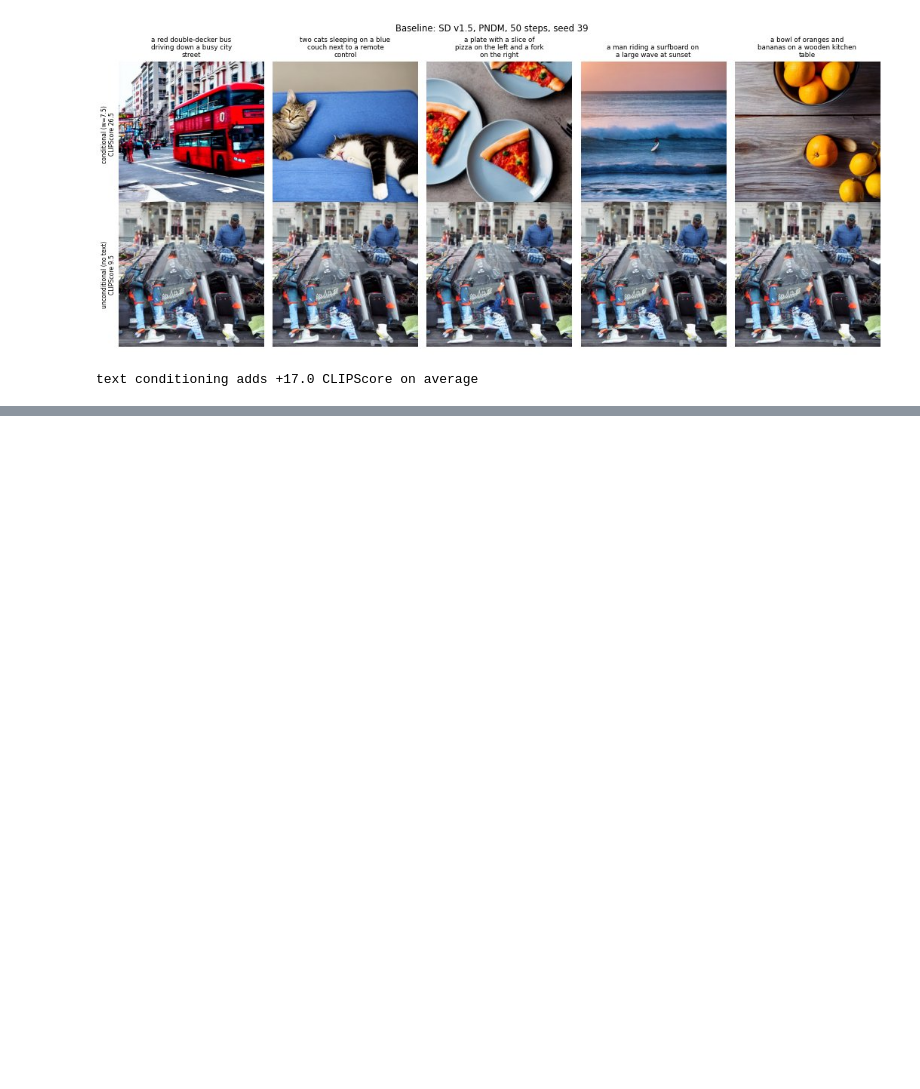
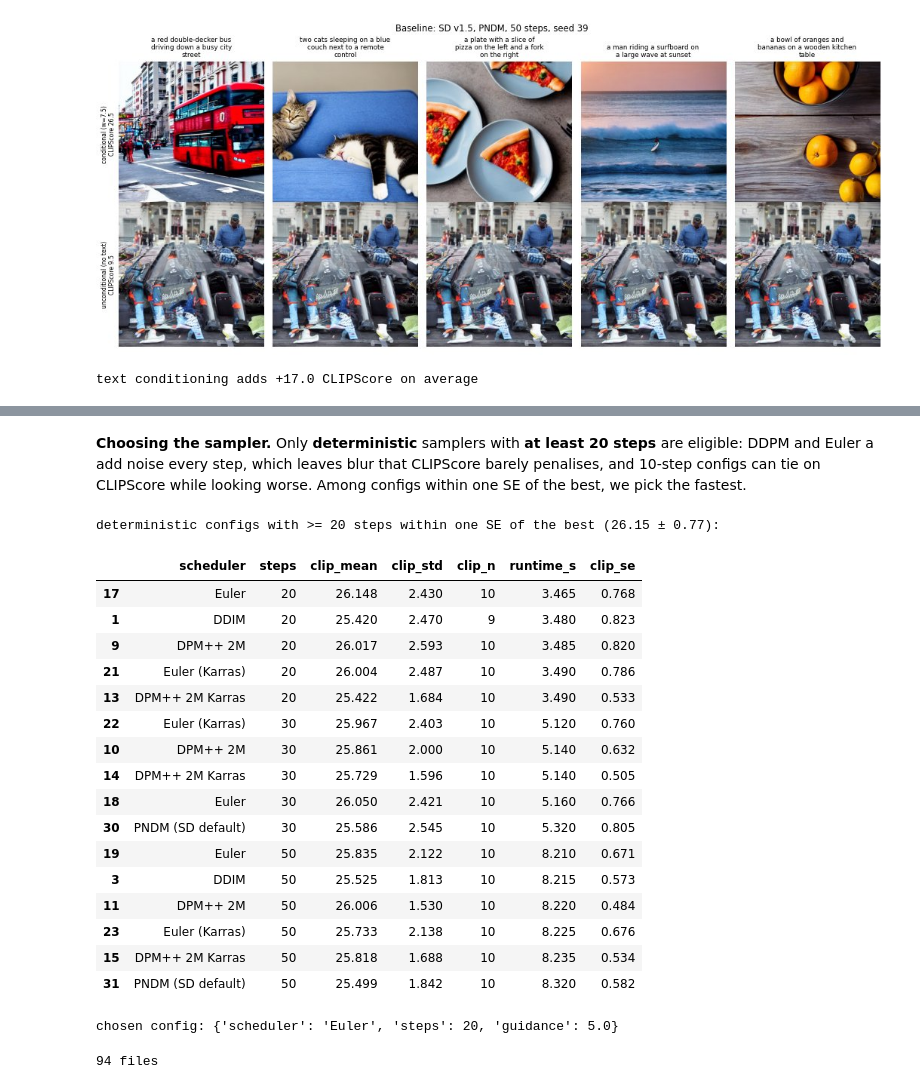
Before and after one commit to Aryan16d/IE7615-Generative-milestone, a Jupyter notebook: notebooks/milestone_2_baseline_generation.ipynb, the cells around one changed output, grey strips where cells are left out. Cells and saved outputs as stored; diff of their text form; code cells hidden in the pictures; blank space fills up the shorter version.

```diff
--- a/notebooks/milestone_2_baseline_generation.ipynb
+++ b/notebooks/milestone_2_baseline_generation.ipynb
@@ -350,0 +414,9 @@ text conditioning adds +17.0 CLIPScore on average
+# %%
+cfg_summary["clip_se"] = (cfg_summary.clip_std / np.sqrt(cfg_summary.clip_n)).round(3)
+i_best = cfg_summary.clip_mean.idxmax()
+threshold = cfg_summary.clip_mean[i_best] - cfg_summary.clip_se[i_best]
+BEST_W = float(cfg_summary.loc[cfg_summary.clip_mean >= threshold, "guidance"].min())
+chosen = cfg_summary.set_index("guidance").loc[BEST_W]
+display(cfg_summary[["guidance", "clip_mean", "clip_se", "saturation"]])
+print(f"best mean CLIPScore {cfg_summary.clip_mean[i_best]:.2f} at w={cfg_summary.guidance[i_best]:g} (SE {cfg_summary.clip_se[i_best]:.2f})"
+      f" -> threshold {threshold:.2f} -> chosen w = {BEST_W:g} (CLIPScore {chosen.clip_mean:.2f}, saturation {chosen.saturation:.3f})")
@@ -350,0 +523,46 @@ text conditioning adds +17.0 CLIPScore on average
+# %% [markdown]
+**Choosing the sampler.** Only **deterministic** samplers with **at least 20 steps** are eligible: DDPM and Euler a add noise every step, which leaves blur that CLIPScore barely penalises, and 10-step configs can tie on CLIPScore while looking worse. Among configs within one SE of the best, we pick the fastest.
+# %%
+MIN_STEPS = 20
+STOCHASTIC = {"DDPM", "Euler a"}
+sched_summary["clip_se"] = (sched_summary.clip_std / np.sqrt(sched_summary.clip_n)).round(3)
+eligible = sched_summary[(sched_summary.steps >= MIN_STEPS) & ~sched_summary.scheduler.isin(STOCHASTIC)]
+i_best = eligible.clip_mean.idxmax()
+best_sched_clip = eligible.clip_mean[i_best]
+near = (eligible[eligible.clip_mean >= best_sched_clip - eligible.clip_se[i_best]]
+        .sort_values(["runtime_s", "clip_mean"], ascending=[True, False]))
+BEST = dict(scheduler=near.iloc[0].scheduler, steps=int(near.iloc[0].steps), guidance=BEST_W)
+print(f"deterministic configs with >= {MIN_STEPS} steps within one SE of the best ({best_sched_clip:.2f} ± {eligible.clip_se[i_best]:.2f}):")
+display(near)
+print("chosen config:", BEST)
+# %% [output]
+deterministic configs with >= 20 steps within one SE of the best (26.15 ± 0.77):
+|  | scheduler | steps | clip_mean | clip_std | clip_n | runtime_s | clip_se |
+| 17 | Euler | 20 | 26.148 | 2.430 | 10 | 3.465 | 0.768 |
+| 1 | DDIM | 20 | 25.420 | 2.470 | 9 | 3.480 | 0.823 |
+| 9 | DPM++ 2M | 20 | 26.017 | 2.593 | 10 | 3.485 | 0.820 |
+| 21 | Euler (Karras) | 20 | 26.004 | 2.487 | 10 | 3.490 | 0.786 |
+| 13 | DPM++ 2M Karras | 20 | 25.422 | 1.684 | 10 | 3.490 | 0.533 |
+| 22 | Euler (Karras) | 30 | 25.967 | 2.403 | 10 | 5.120 | 0.760 |
+| 10 | DPM++ 2M | 30 | 25.861 | 2.000 | 10 | 5.140 | 0.632 |
+| 14 | DPM++ 2M Karras | 30 | 25.729 | 1.596 | 10 | 5.140 | 0.505 |
+| 18 | Euler | 30 | 26.050 | 2.421 | 10 | 5.160 | 0.766 |
+| 30 | PNDM (SD default) | 30 | 25.586 | 2.545 | 10 | 5.320 | 0.805 |
+| 19 | Euler | 50 | 25.835 | 2.122 | 10 | 8.210 | 0.671 |
+| 3 | DDIM | 50 | 25.525 | 1.813 | 10 | 8.215 | 0.573 |
+| 11 | DPM++ 2M | 50 | 26.006 | 1.530 | 10 | 8.220 | 0.484 |
+| 23 | Euler (Karras) | 50 | 25.733 | 2.138 | 10 | 8.225 | 0.676 |
+| 15 | DPM++ 2M Karras | 50 | 25.818 | 1.688 | 10 | 8.235 | 0.534 |
+| 31 | PNDM (SD default) | 50 | 25.499 | 1.842 | 10 | 8.320 | 0.582 |
+chosen config: {'scheduler': 'Euler', 'steps': 20, 'guidance': 5.0}
+# %%
+from google.colab import files
+bundle = Path("/content/m2_results")
+if bundle.exists():
+    shutil.rmtree(bundle)
+shutil.copytree(RESULTS_DIR, bundle / "results")
+shutil.make_archive("/content/m2_results", "zip", bundle)
+print(f"{sum(1 for f in (bundle / 'results').rglob('*') if f.is_file())} files")
+files.download("/content/m2_results.zip")
+# %% [output]
+94 files
```
Also changed, not shown: parts of 9 cells of this notebook.
